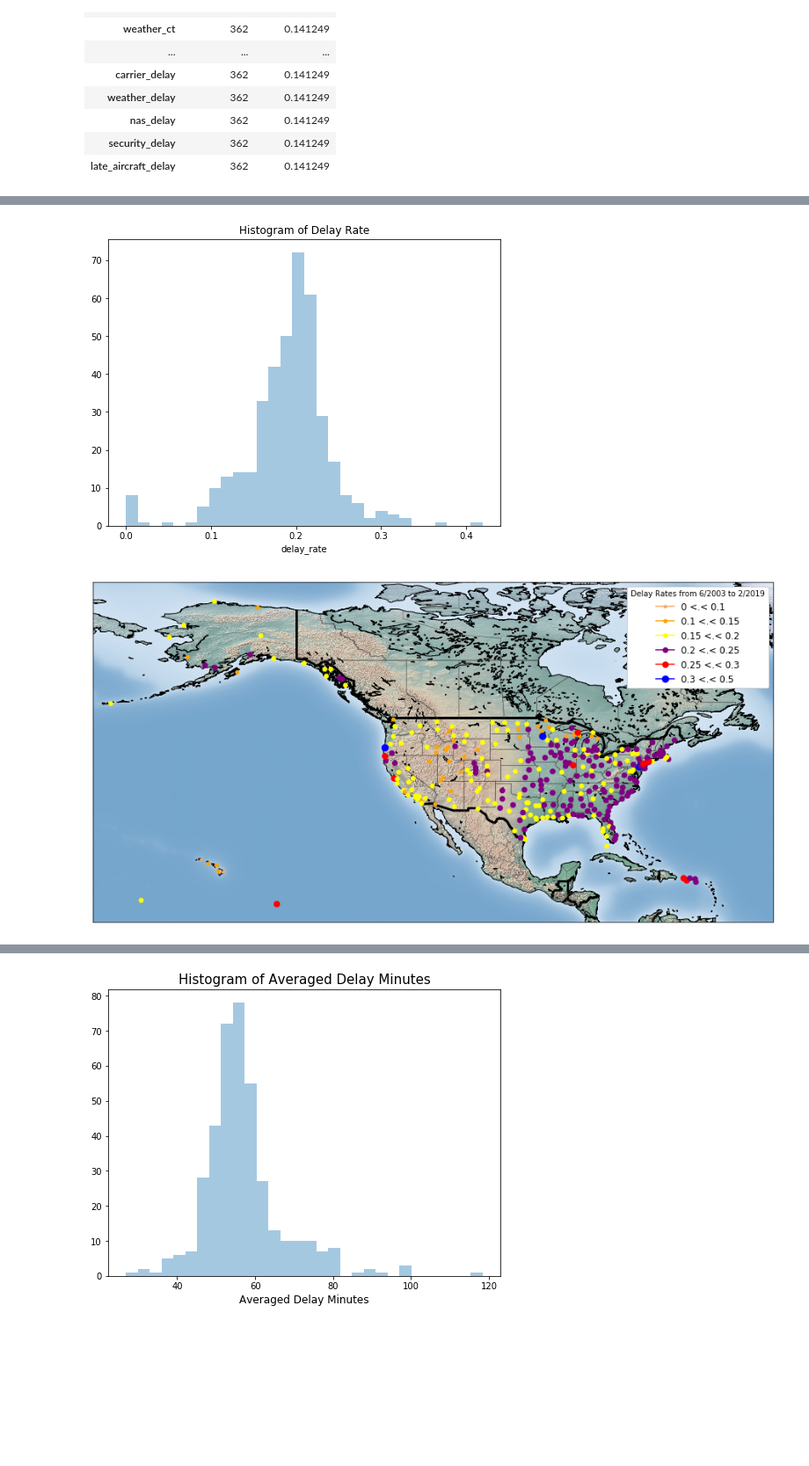
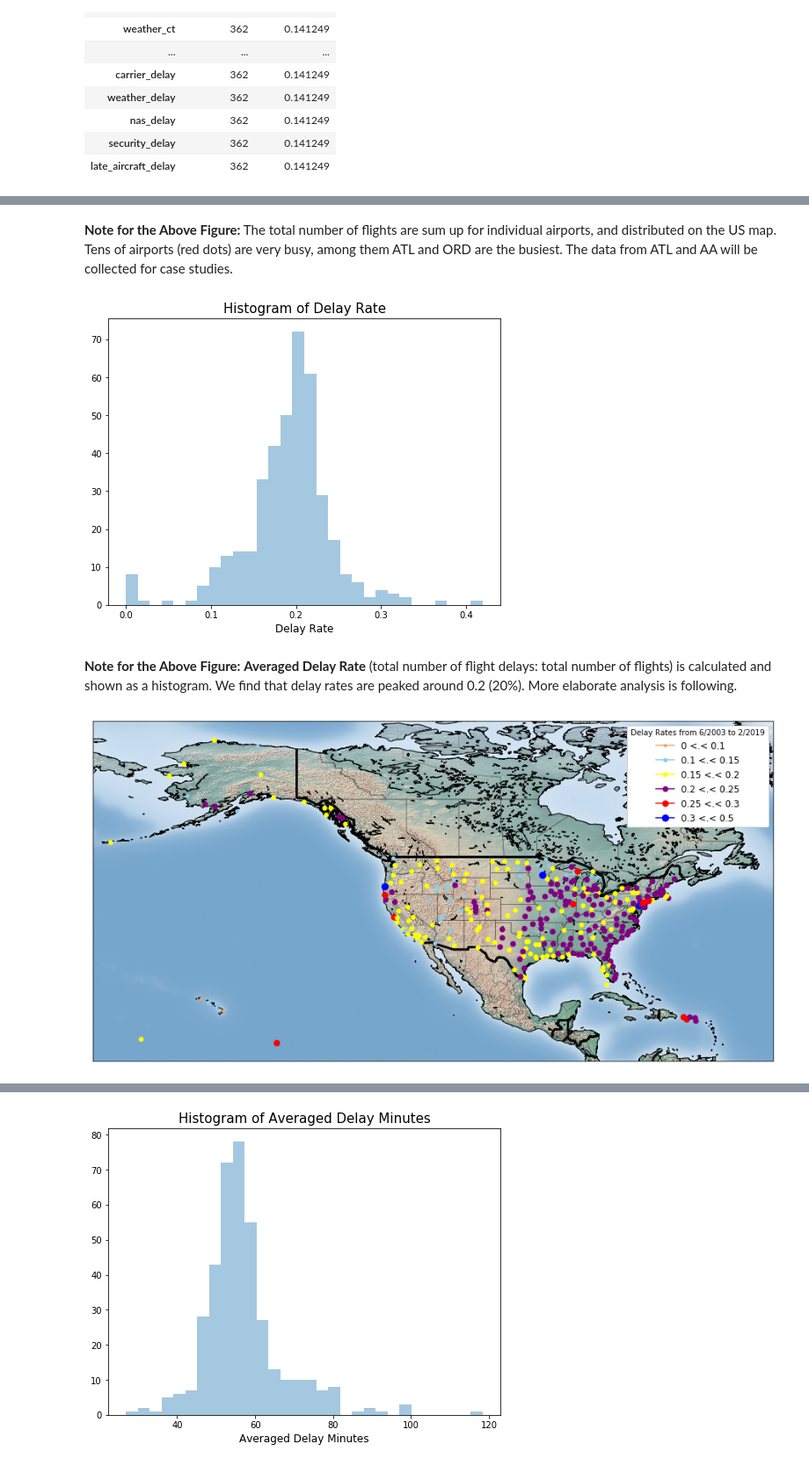
Before and after one commit to dongzhang84/Flight_delay, a Jupyter notebook: Flight_Delay_ML.ipynb, the cells around one changed output, grey strips where cells are left out. Shown at 88% size. Saved outputs shown, nothing was run; the diff lists cells and outputs as text; code cells hidden in the pictures; blank space fills up the shorter version.

```diff
--- a/Flight_Delay_ML.ipynb
+++ b/Flight_Delay_ML.ipynb
@@ -122,33 +146,26 @@ plt.show()
 [figure]
+# %% [markdown]
+**Note for the Above Figure:** The total number of flights are sum up for individual airports, and distributed on the US map. Tens of airports (red dots) are very busy, among them ATL and ORD are the busiest. The data from ATL and AA will be collected for case studies.
 # %%
-#import numpy as np
-#np.set_printoptions(threshold=np.inf)
-
-#count_flights = data.groupby('airport').agg({'arr_flights': 'sum'}).sort_values('arr_flights', ascending=False)
-#count_flights = data['airport'].value_counts()
-#count_flights = data.groupby('airport', as_index=False).agg({'arr_flights': 'sum'})
-#count_flights
-#count_flights.loc[count_flights['airport'] == 'ABE']
-
-#count_flights[count_flights.airport=='ABE'].airport.item()
-
 count_delays = data.groupby('airport', as_index=False).agg({'arr_del15': 'sum'})
 
 count_delays['delay_rate'] = count_delays['arr_del15']/count_flights['arr_flights']
 count_delays = count_delays[count_delays['delay_rate'] < 1.0]
-#count_delays
 
 fig, ax = plt.subplots(figsize=(8, 6))
 ax = sns.distplot(count_delays['delay_rate'],bins=30,kde=False)
-ax.set_title('Histogram of Delay Rate')
+ax.set_title('Histogram of Delay Rate',size='15')
+ax.set_xlabel('Delay Rate',size='12')
 plt.show()
 # %% [output]
-[figure, old version]
+[figure, new version]
+# %% [markdown]
+**Note for the Above Figure:** **Averaged Delay Rate** (total number of flight delays: total number of flights) is calculated and shown as a histogram. We find that delay rates are peaked around 0.2 (20%). More elaborate analysis is following.
 # %%
 plt.figure(figsize=(16,16))
 #________________________________________
 # define properties of markers and labels
-colors = ['sandybrown','orange', 'yellow', 'purple', 'red','blue' ]
+colors = ['sandybrown','skyblue', 'yellow', 'purple', 'red','blue' ]
 size_limits = [0, 0.1, 0.15, 0.2, 0.25, 0.3, 0.5]
 labels = []
 for i in range(len(size_limits)-1):
@@ -189,4 +206,4 @@ plt.legend(new_label.values(), new_label.keys(), loc = 'best', prop= {'size':12}
            title='Delay Rates from 6/2003 to 2/2019', frameon = True, framealpha = 1)
 plt.show()
 # %% [output]
-[figure, old version]
+[figure, new version]
```
Also changed, not shown: parts of 24 cells of this notebook.
